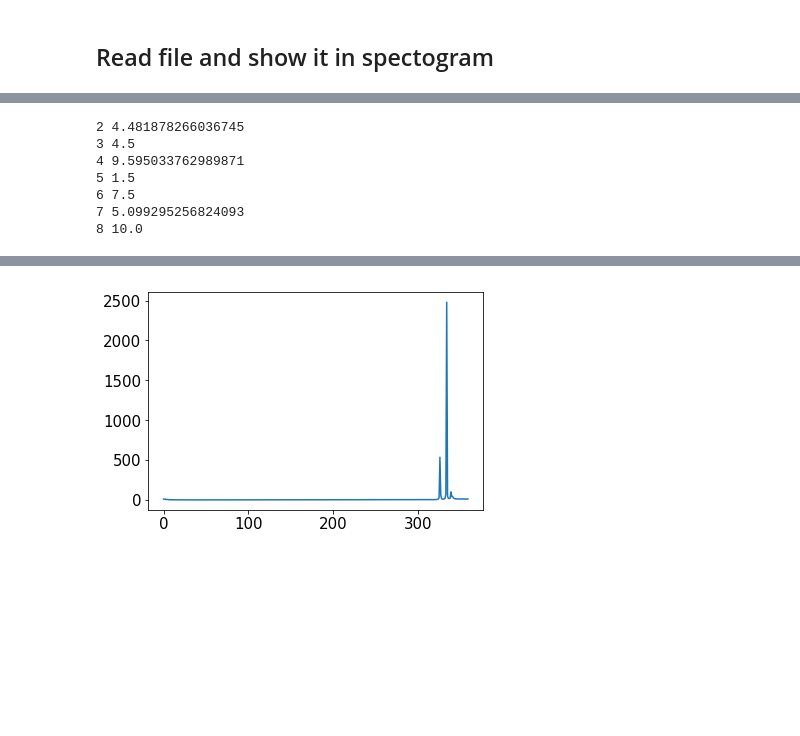
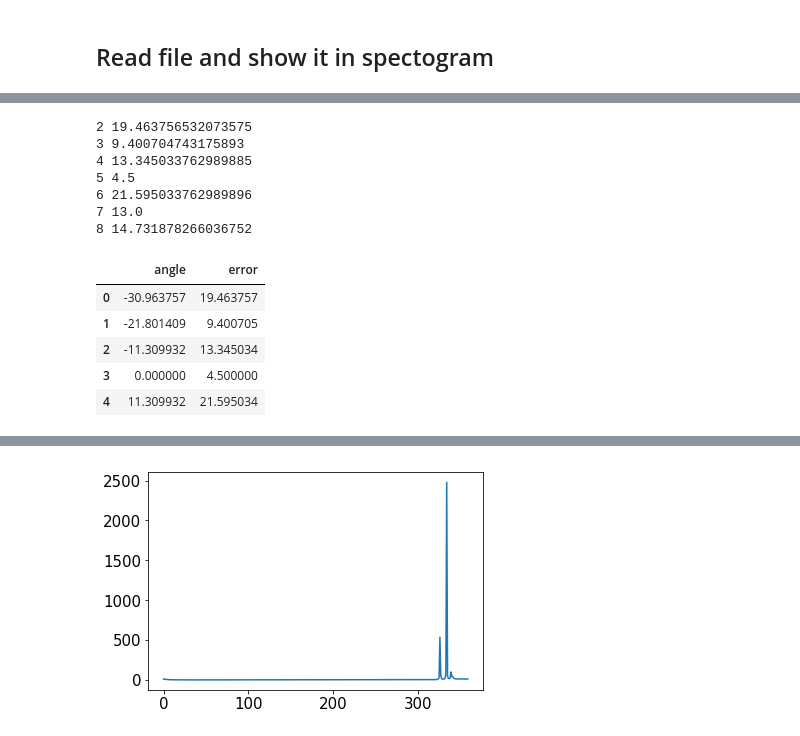
Before and after one commit to mosheman5/deep_voice, a Jupyter notebook: DOA_evaluation/pyroomdoa.ipynb, the cells around one changed output, grey strips where cells are left out. Cells and saved outputs as stored; diff of their text form; code cells hidden in the pictures; blank space fills up the shorter version.

```diff
--- a/DOA_evaluation/pyroomdoa.ipynb
+++ b/DOA_evaluation/pyroomdoa.ipynb
@@ -149,15 +118,28 @@ array([[  4.96375653, 355.03624347],
 # %%
+error_dict = dict()
 for s_depth in ang_error.keys():
     error_list = np.array(ang_error[s_depth])
     error_list_fliped = 360-error_list
     error_list = np.min(np.concatenate((error_list.reshape(-1,1), error_list_fliped.reshape(-1,1)), axis=1), axis=1)
 
+    error_dict[180*np.arctan((s_depth-5)/5.)/np.pi] = error_list.mean()
     print(s_depth, error_list.mean())
 # %% [output]
-2 4.481878266036745
-3 4.5
-4 9.595033762989871
-5 1.5
-6 7.5
-7 5.099295256824093
-8 10.0
+2 19.463756532073575
+3 9.400704743175893
+4 13.345033762989885
+5 4.5
+6 21.595033762989896
+7 13.0
+8 14.731878266036752
+# %%
+error_df_0_5m = pd.DataFrame.from_dict(error_dict, orient='index').reset_index()
+error_df_0_5m.columns = ['angle', 'error']
+error_df_0_5m.head()
+# %% [output]
+|  | angle | error |
+| 0 | -30.963757 | 19.463757 |
+| 1 | -21.801409 | 9.400705 |
+| 2 | -11.309932 | 13.345034 |
+| 3 | 0.000000 | 4.500000 |
+| 4 | 11.309932 | 21.595034 |
```
Also changed, not shown: parts of 12 cells of this notebook.
